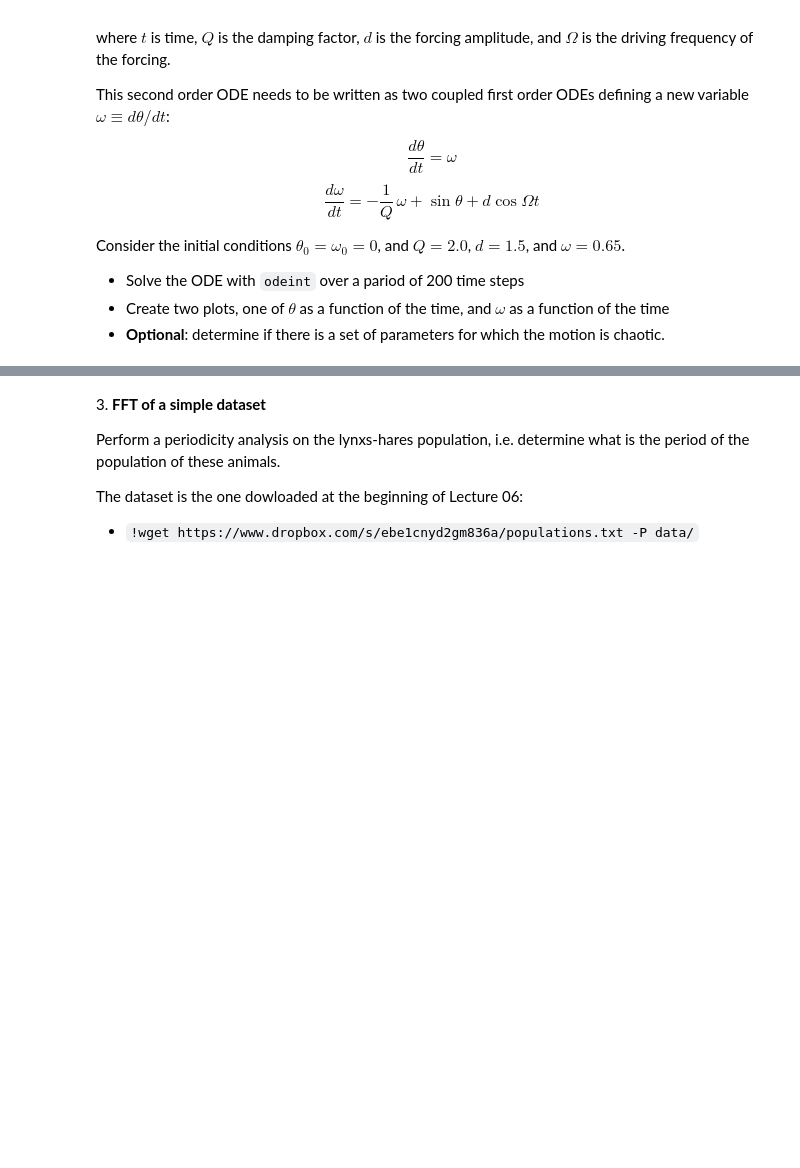
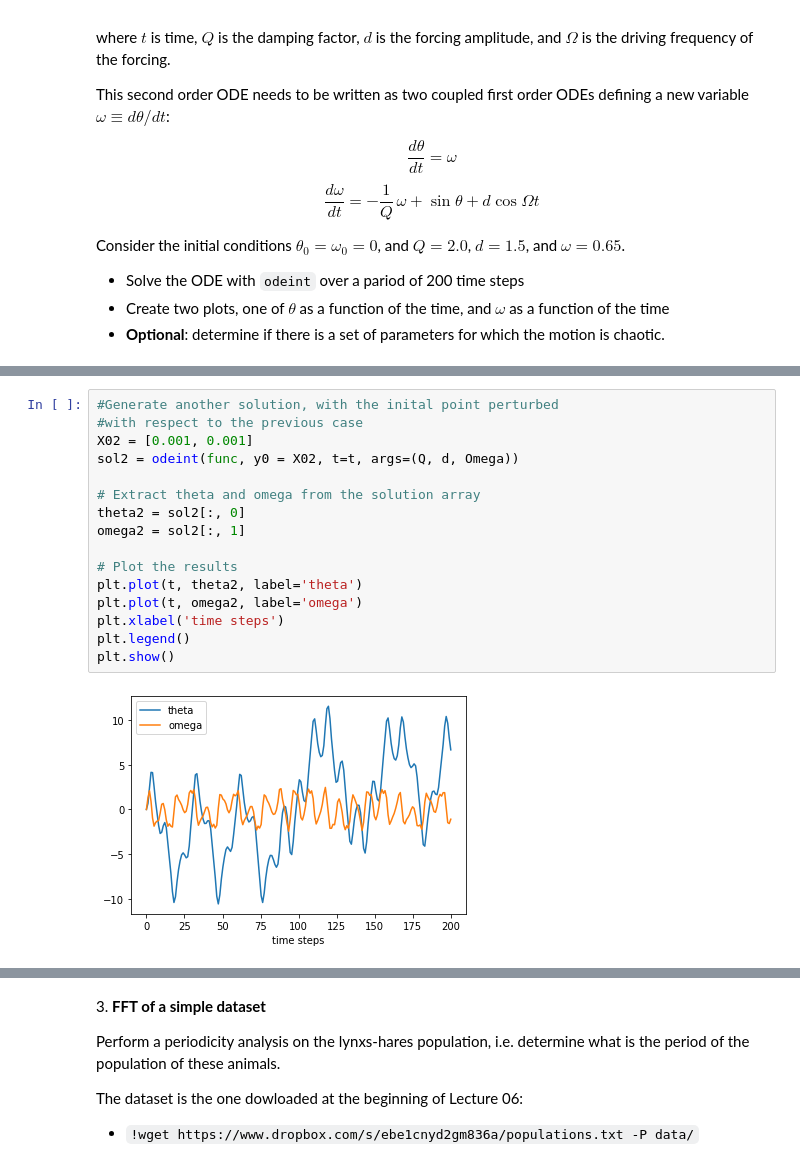
Before and after one commit to rubenzatini/ScientificComputingWithPython2022, a Jupyter notebook: 09ex_numerical.ipynb, the cells around one changed output, grey strips where cells are left out. Drawn from its saved outputs; the diff is of its cells as text; blank space fills up the shorter version.

```diff
--- a/09ex_numerical.ipynb
+++ b/09ex_numerical.ipynb
@@ -46,0 +158,18 @@ Consider the initial conditions $\theta_0 = \omega_0 = 0$, and $Q = 2.0$, $d = 1
+# %%
+#Generate another solution, with the inital point perturbed
+#with respect to the previous case
+X02 = [0.001, 0.001]
+sol2 = odeint(func, y0 = X02, t=t, args=(Q, d, Omega))
+
+# Extract theta and omega from the solution array
+theta2 = sol2[:, 0]
+omega2 = sol2[:, 1]
+
+# Plot the results
+plt.plot(t, theta2, label='theta')
+plt.plot(t, omega2, label='omega')
+plt.xlabel('time steps')
+plt.legend()
+plt.show()
+# %% [output]
+[figure, added]
```
Also changed, not shown: parts of 13 cells of this notebook, 4 other files.
